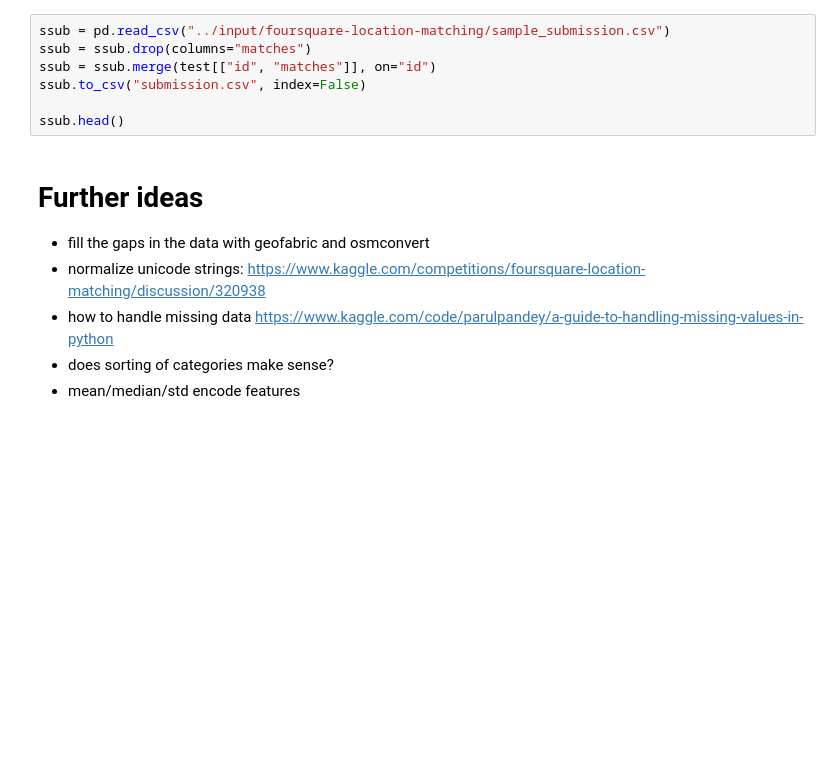
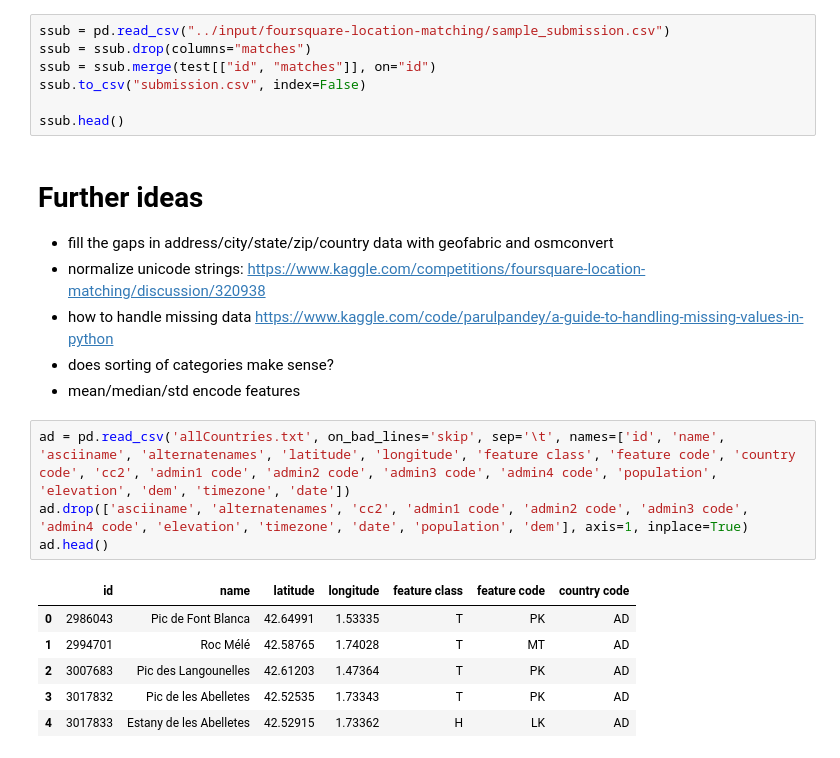
Before and after one commit to beatwad/foursqare, a Jupyter notebook: foursquare_eda_train_inf.ipynb, the cells around one changed output. Saved outputs shown, nothing was run; the diff lists cells and outputs as text; blank space fills up the shorter version.

```diff
--- a/foursquare_eda_train_inf.ipynb
+++ b/foursquare_eda_train_inf.ipynb
@@ -771,8 +847,19 @@ ssub.head()
 # %% [markdown]
 # Further ideas
 
-- fill the gaps in the data with geofabric and osmconvert
+- fill the gaps in address/city/state/zip/country data with geofabric and osmconvert
 - normalize unicode strings: https://www.kaggle.com/competitions/foursquare-location-matching/discussion/320938
 - how to handle missing data https://www.kaggle.com/code/parulpandey/a-guide-to-handling-missing-values-in-python
 - does sorting of categories make sense?
 - mean/median/std encode features
+# %%
+ad = pd.read_csv('allCountries.txt', on_bad_lines='skip', sep='\t', names=['id', 'name', 'asciiname', 'alternatenames', 'latitude', 'longitude', 'feature class', 'feature code', 'country code', 'cc2', 'admin1 code', 'admin2 code', 'admin3 code', 'admin4 code', 'population', 'elevation', 'dem', 'timezone', 'date'])
+ad.drop(['asciiname', 'alternatenames', 'cc2', 'admin1 code', 'admin2 code', 'admin3 code', 'admin4 code', 'elevation', 'timezone', 'date', 'population', 'dem'], axis=1, inplace=True)
+ad.head()
+# %% [output]
+|  | id | name | latitude | longitude | feature class | feature code | country code |
+| 0 | 2986043 | Pic de Font Blanca | 42.64991 | 1.53335 | T | PK | AD |
+| 1 | 2994701 | Roc Mélé | 42.58765 | 1.74028 | T | MT | AD |
+| 2 | 3007683 | Pic des Langounelles | 42.61203 | 1.47364 | T | PK | AD |
+| 3 | 3017832 | Pic de les Abelletes | 42.52535 | 1.73343 | T | PK | AD |
+| 4 | 3017833 | Estany de les Abelletes | 42.52915 | 1.73362 | H | LK | AD |
```
Also changed, not shown: parts of 9 cells of this notebook.
